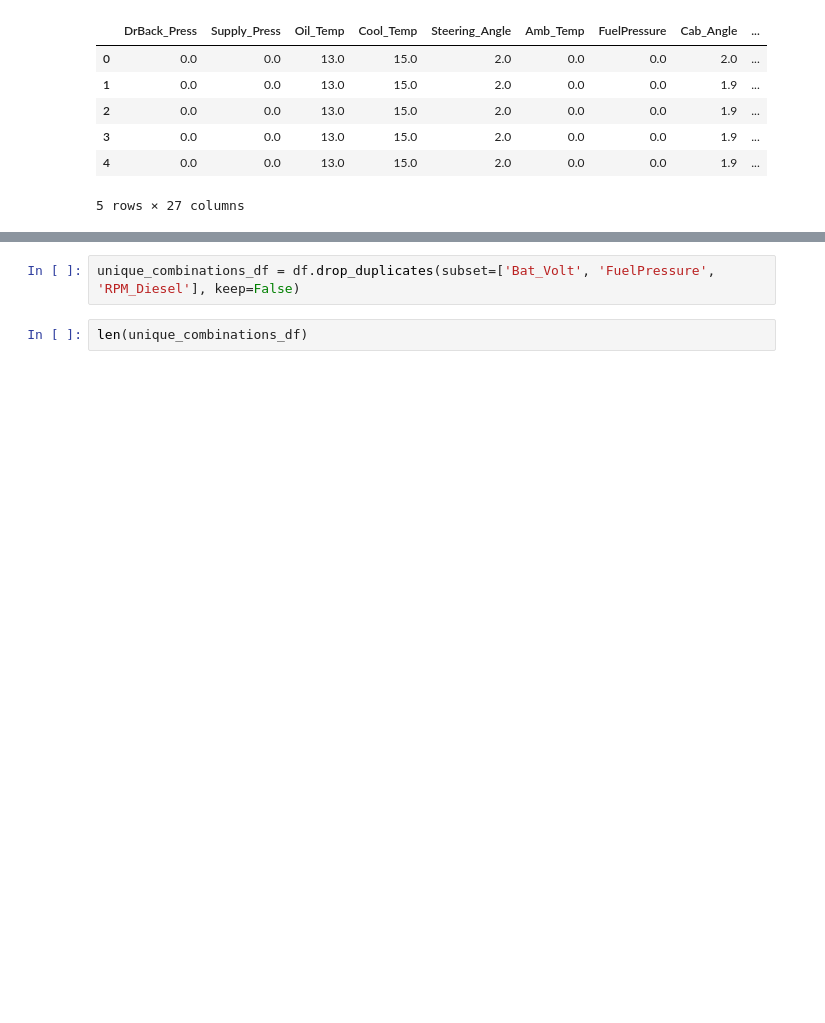
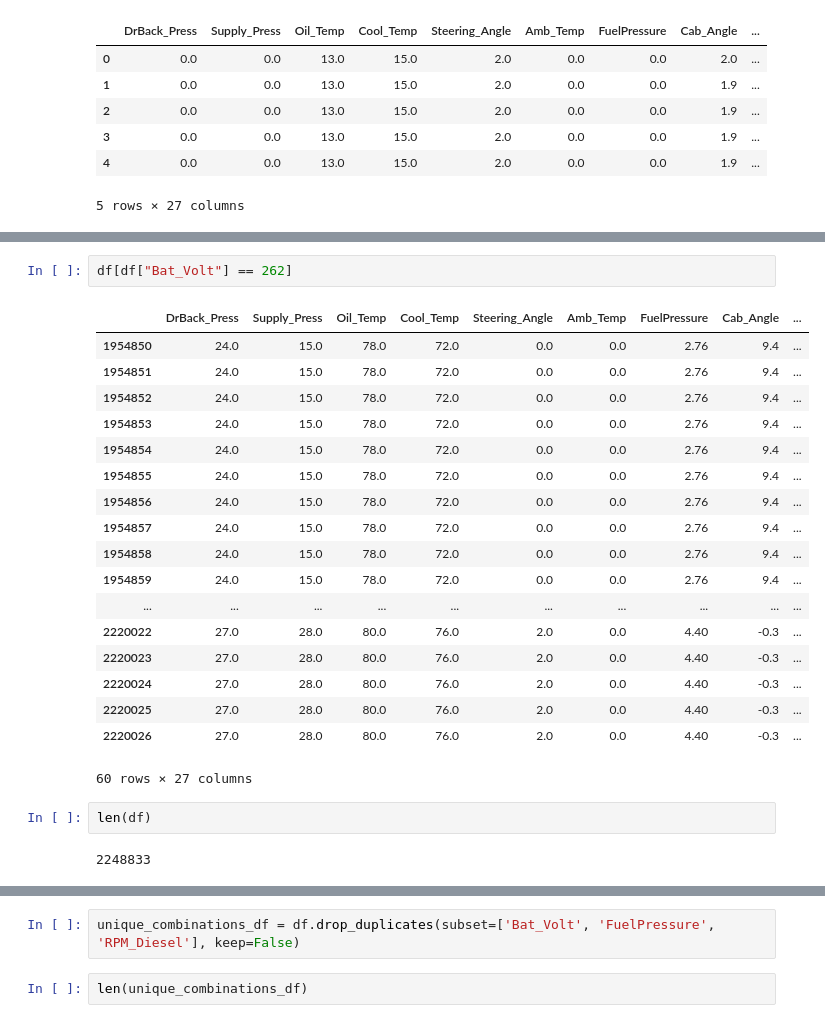
Before and after one commit to uzhankocaman/concept_implementation, a Jupyter notebook: analysis/data_diesel_battery.ipynb, the cells around one changed output, grey strips where cells are left out. Saved outputs shown, nothing was run; the diff lists cells and outputs as text; blank space fills up the shorter version.

```diff
--- a/analysis/data_diesel_battery.ipynb
+++ b/analysis/data_diesel_battery.ipynb
@@ -34,0 +93,25 @@ df.head()
+# %%
+df[df["Bat_Volt"] == 262]
+# %% [output]
+|  | DrBack_Press | Supply_Press | Oil_Temp | Cool_Temp | Steering_Angle | Amb_Temp | FuelPressure | Cab_Angle | ... |
+| 1954850 | 24.0 | 15.0 | 78.0 | 72.0 | 0.0 | 0.0 | 2.76 | 9.4 | ... |
+| 1954851 | 24.0 | 15.0 | 78.0 | 72.0 | 0.0 | 0.0 | 2.76 | 9.4 | ... |
+| 1954852 | 24.0 | 15.0 | 78.0 | 72.0 | 0.0 | 0.0 | 2.76 | 9.4 | ... |
+| 1954853 | 24.0 | 15.0 | 78.0 | 72.0 | 0.0 | 0.0 | 2.76 | 9.4 | ... |
+| 1954854 | 24.0 | 15.0 | 78.0 | 72.0 | 0.0 | 0.0 | 2.76 | 9.4 | ... |
+| 1954855 | 24.0 | 15.0 | 78.0 | 72.0 | 0.0 | 0.0 | 2.76 | 9.4 | ... |
+| 1954856 | 24.0 | 15.0 | 78.0 | 72.0 | 0.0 | 0.0 | 2.76 | 9.4 | ... |
+| 1954857 | 24.0 | 15.0 | 78.0 | 72.0 | 0.0 | 0.0 | 2.76 | 9.4 | ... |
+| 1954858 | 24.0 | 15.0 | 78.0 | 72.0 | 0.0 | 0.0 | 2.76 | 9.4 | ... |
+| 1954859 | 24.0 | 15.0 | 78.0 | 72.0 | 0.0 | 0.0 | 2.76 | 9.4 | ... |
+| ... | ... | ... | ... | ... | ... | ... | ... | ... | ... |
+| 2220022 | 27.0 | 28.0 | 80.0 | 76.0 | 2.0 | 0.0 | 4.40 | -0.3 | ... |
+| 2220023 | 27.0 | 28.0 | 80.0 | 76.0 | 2.0 | 0.0 | 4.40 | -0.3 | ... |
+| 2220024 | 27.0 | 28.0 | 80.0 | 76.0 | 2.0 | 0.0 | 4.40 | -0.3 | ... |
+| 2220025 | 27.0 | 28.0 | 80.0 | 76.0 | 2.0 | 0.0 | 4.40 | -0.3 | ... |
+| 2220026 | 27.0 | 28.0 | 80.0 | 76.0 | 2.0 | 0.0 | 4.40 | -0.3 | ... |
+60 rows × 27 columns
+# %%
+len(df)
+# %% [output]
+2248833
```
Also changed, not shown: parts of 14 cells of this notebook, 10 other files.
